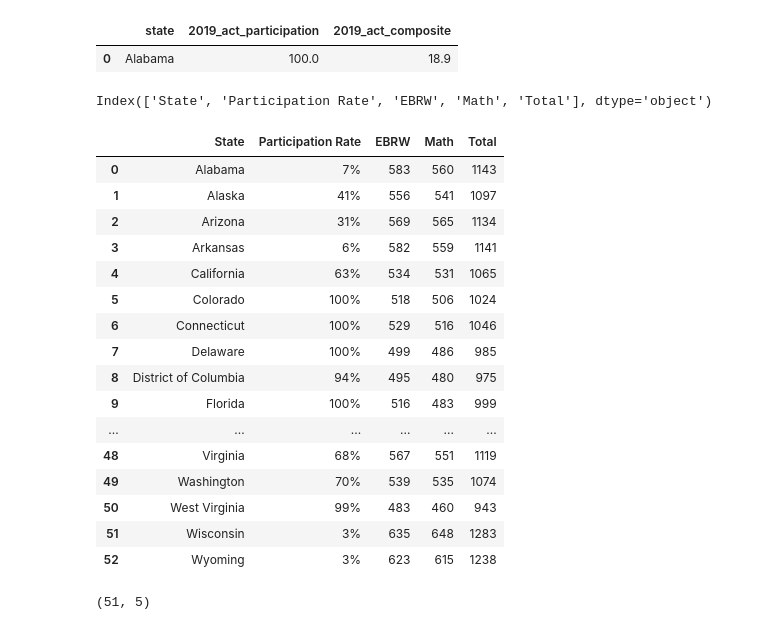
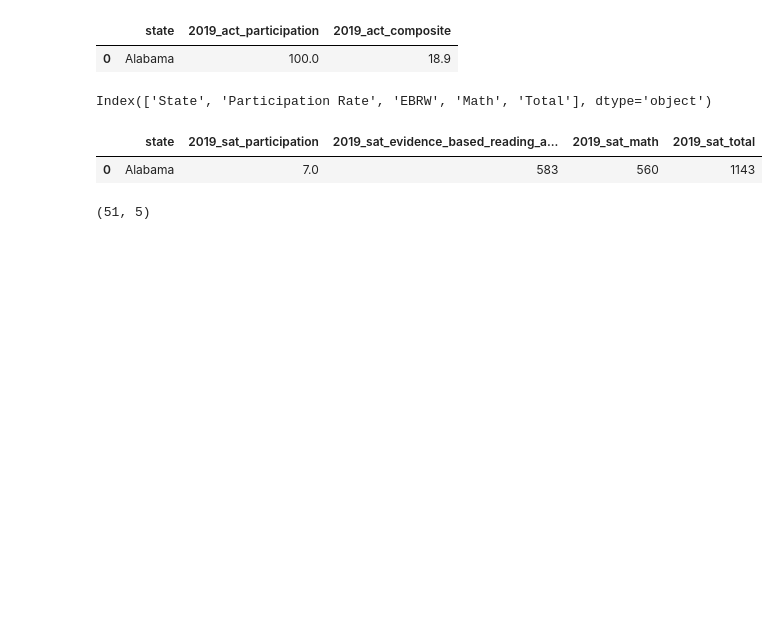
Before and after one commit to amcurley/GA_projects, a Jupyter notebook: Projects/project-1-master/code/Submission-project.ipynb, the cells around one changed output. Saved outputs shown, nothing was run; the diff lists cells and outputs as text; code cells hidden in the pictures; blank space fills up the shorter version.

```diff
--- a/Projects/project-1-master/code/Submission-project.ipynb
+++ b/Projects/project-1-master/code/Submission-project.ipynb
@@ -853,25 +833,10 @@ sat_2019.columns
 # %% [output]
 Index(['State', 'Participation Rate', 'EBRW', 'Math', 'Total'], dtype='object')
 # %%
-sat_2019
+sat_2019.head(1)
 # %% [output]
-|  | State | Participation Rate | EBRW | Math | Total |
-| 0 | Alabama | 7% | 583 | 560 | 1143 |
-| 1 | Alaska | 41% | 556 | 541 | 1097 |
-| 2 | Arizona | 31% | 569 | 565 | 1134 |
-| 3 | Arkansas | 6% | 582 | 559 | 1141 |
-| 4 | California | 63% | 534 | 531 | 1065 |
-| 5 | Colorado | 100% | 518 | 506 | 1024 |
-| 6 | Connecticut | 100% | 529 | 516 | 1046 |
-| 7 | Delaware | 100% | 499 | 486 | 985 |
-| 8 | District of Columbia | 94% | 495 | 480 | 975 |
-| 9 | Florida | 100% | 516 | 483 | 999 |
-| ... | ... | ... | ... | ... | ... |
-| 48 | Virginia | 68% | 567 | 551 | 1119 |
-| 49 | Washington | 70% | 539 | 535 | 1074 |
-| 50 | West Virginia | 99% | 483 | 460 | 943 |
-| 51 | Wisconsin | 3% | 635 | 648 | 1283 |
-| 52 | Wyoming | 3% | 623 | 615 | 1238 |
+|  | state | 2019_sat_participation | 2019_sat_evidence_based_reading_a... | 2019_sat_math | 2019_sat_total |
+| 0 | Alabama | 7.0 | 583 | 560 | 1143 |
 # %%
 # Before changing the dtype in 'Participation' we need to drop two rows
 sat_2019 = sat_2019[sat_2019['State'] != 'Puerto Rico']
```
Also changed, not shown: parts of 112 cells of this notebook, 4 other files.
